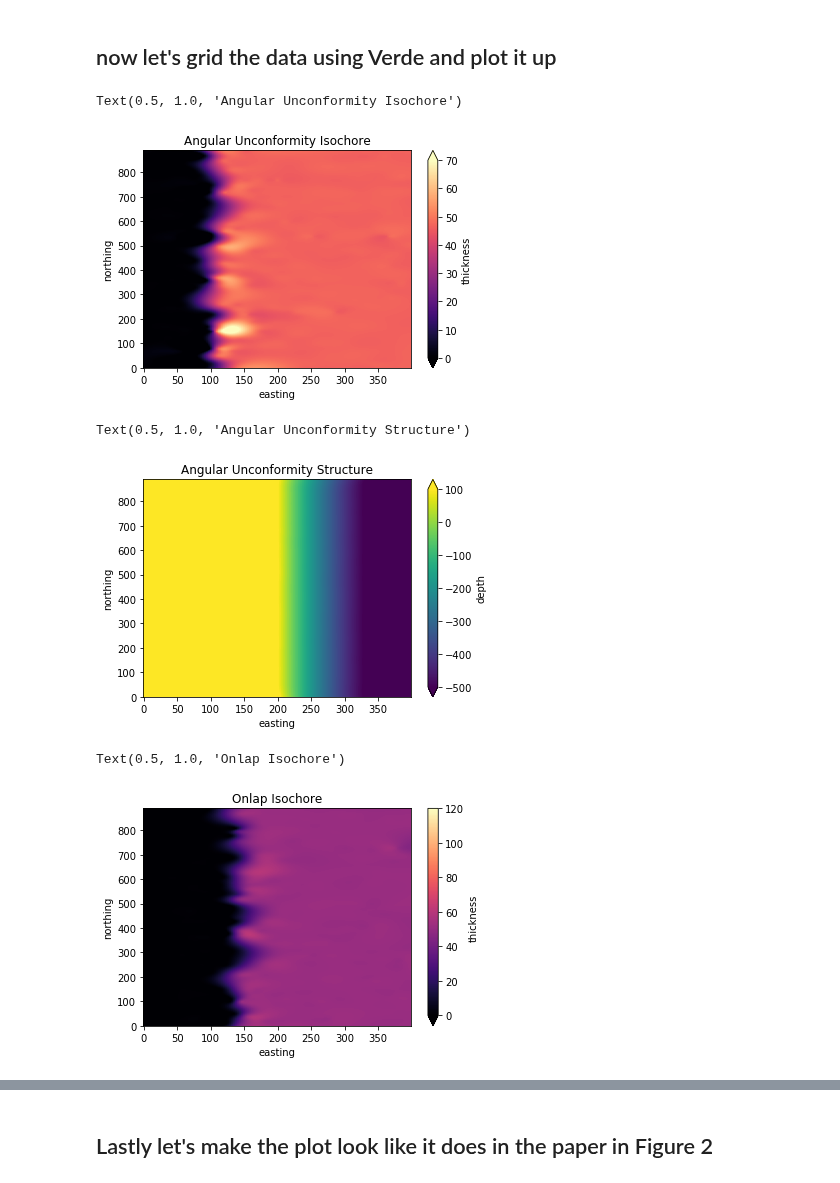
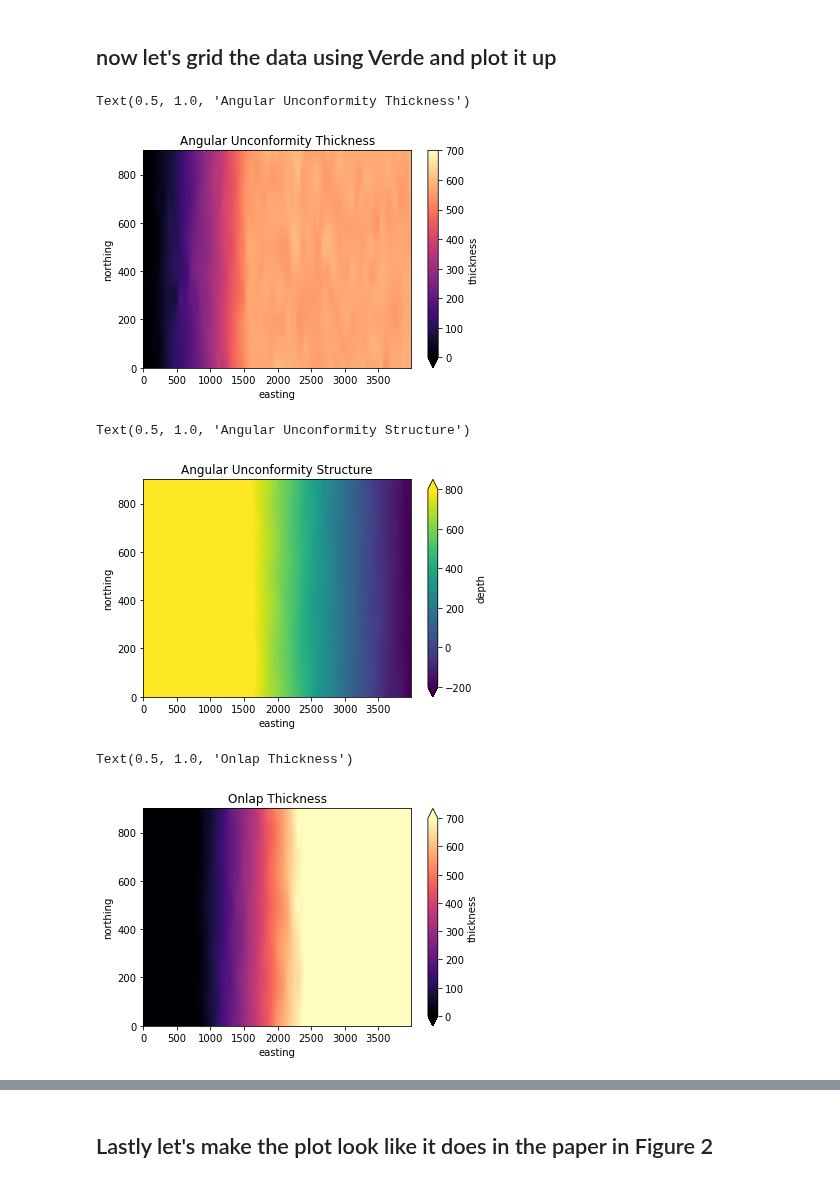
Before and after one commit to jessepisel/stratal-geometries, a Jupyter notebook: 00_map_patterns.ipynb, the cells around one changed output, grey strips where cells are left out. Saved outputs shown, nothing was run; the diff lists cells and outputs as text; code cells hidden in the pictures.

```diff
--- a/00_map_patterns.ipynb
+++ b/00_map_patterns.ipynb
@@ -113,0 +16,14 @@ Text(0.5, 1.0, 'B')
+# %%
+# this creates dummy NAMES for the formations
+NAMES = [
+    "one",
+    "two",
+]
+# this is the number of tops you want in your training data
+NUMBER_OF_LAYERS = 2
+# minimum value for top depths
+SMALLEST = -6
+# maximum value for top depths
+LARGEST = 12
+# number of steps between top depths
+STEP = 2
@@ -113,0 +193,6 @@ Text(0.5, 1.0, 'B')
+# %%
+np.random.seed(18)
+# the value of 10 controls the wavelength of the dataset
+truncated = truncation(SMALLEST, LARGEST, STEP, NAMES, NUMBER_OF_LAYERS, 10)
+trunc_rotated = rotation(truncated, 0)
+trunc_thickness, trunc_locations = depth_to_thickness(trunc_rotated, trunc_rotated)
@@ -124,31 +212,28 @@ AUIGRID = spline.grid(spacing=1, data_names=["thickness"])
 # %%
-AUIGRID.thickness.plot.pcolormesh(cmap="magma", vmin=0, vmax=70)
-plt.title("Angular Unconformity Isochore")
+spline = vd.Spline()
+spline.fit((trunc_locations.ex*100, trunc_locations.ey*100), trunc_thickness.one*100)
+AUIGRID = spline.grid(spacing=1, data_names=["thickness"])
+AUIGRID.thickness.plot.pcolormesh(cmap="magma", vmin=0, vmax=700)
+plt.title("Angular Unconformity Thickness")
 # %% [output]
-Text(0.5, 1.0, 'Angular Unconformity Isochore')
+Text(0.5, 1.0, 'Angular Unconformity Thickness')
-[figure, old version]
+[figure, new version]
 # %%
 spline = vd.Spline()
-spline.fit(
-    (DF.iloc[2000:2400, -2] * 10, DF.iloc[2000:2400, -1] * 10),
-    DF.iloc[2000:2400, 2] * 100,
-)
+spline.fit((trunc_locations.ex*100, trunc_locations.ey*100), trunc_rotated.one*100)
 AUSGRID = spline.grid(spacing=1, data_names=["depth"])
-AUSGRID.depth.plot.pcolormesh(cmap="viridis", vmin=100, vmax=-500)
+AUSGRID.depth.plot.pcolormesh(cmap="viridis", vmin=-200, vmax=800)
 plt.title("Angular Unconformity Structure")
 # %% [output]
 Text(0.5, 1.0, 'Angular Unconformity Structure')
-[figure, old version]
+[figure, new version]
 # %%
 spline = vd.Spline()
-spline.fit(
-    (DF_ONLAP.iloc[2000:2400, -2] * 10, DF_ONLAP.iloc[2000:2400, -1] * 10),
-    ONLAP_THICKNESSES.iloc[2000:2400, 3] * 100,
-)
+spline.fit((onlap_locations.ex*100, onlap_locations.ey*100), onlap_thickness.one*100)
 OLIGRID = spline.grid(spacing=1, data_names=["thickness"])
-OLIGRID.thickness.plot.pcolormesh(cmap="magma", vmin=0, vmax=120)
-plt.title("Onlap Isochore")
+OLIGRID.thickness.plot.pcolormesh(cmap="magma", vmin=0, vmax=700)
+plt.title("Onlap Thickness")
 # %% [output]
-Text(0.5, 1.0, 'Onlap Isochore')
+Text(0.5, 1.0, 'Onlap Thickness')
-[figure, old version]
+[figure, new version]
 # %%
```
Also changed, not shown: parts of 23 cells of this notebook, 22 other files.
